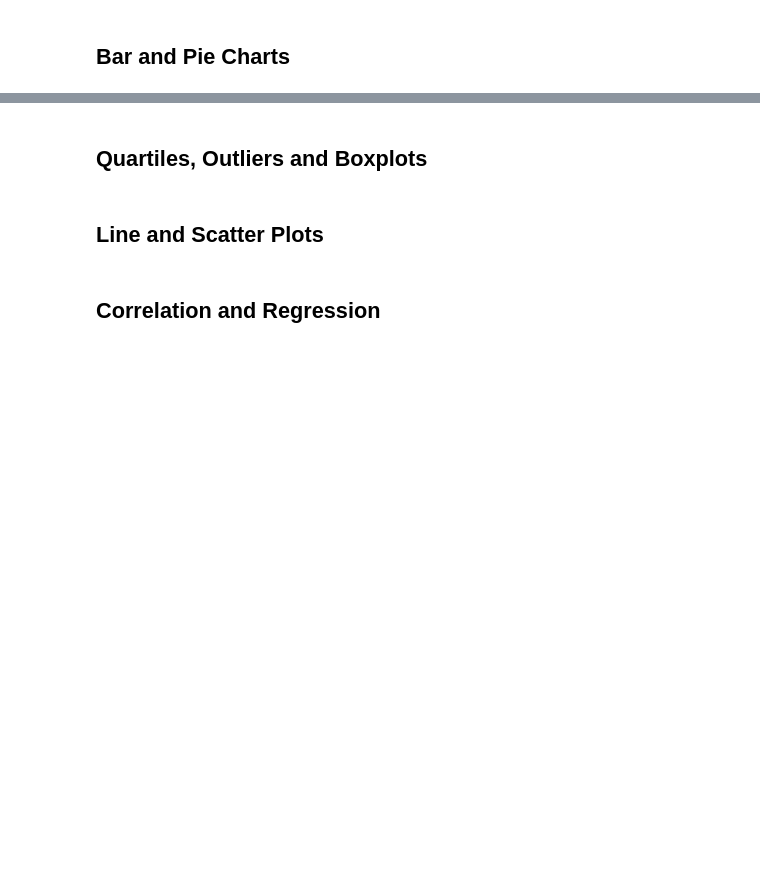
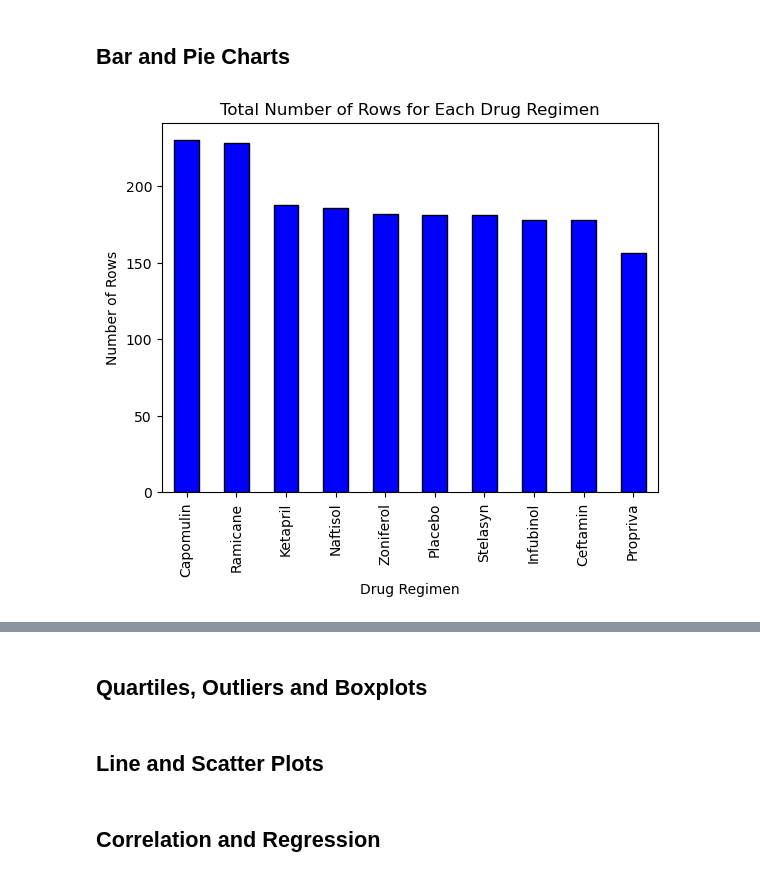
Before and after one commit to mascee/Challenge-5-Pymaceuticals, a Jupyter notebook: Challenge5_Pymaceuticals.ipynb, the cells around one changed output, grey strips where cells are left out. Saved outputs shown, nothing was run; the diff lists cells and outputs as text; code cells hidden in the pictures; blank space fills up the shorter version.

```diff
--- a/Challenge5_Pymaceuticals.ipynb
+++ b/Challenge5_Pymaceuticals.ipynb
@@ -55,6 +63,6 @@ Index(['Mouse ID', 'Timepoint', 'Tumor Volume (mm3)', 'Metastatic Sites'], dtype
 
 # Combine the data into a single DataFrame
 # Display the data table for preview
-data_complete = pd.merge(mouse_metadata, study_results, on="Mouse")
+data_complete = pd.merge(mouse_metadata, study_results, on="Mouse ID")
 data_complete.head()
 # %% [output]
@@ -70,2 +114,4 @@ data_complete.nunique()
 # %%
 # Create a clean DataFrame by dropping the duplicate mouse by its ID.
+clean_data = data_complete.drop_duplicates(['Mouse ID', 'Timepoint'], keep='first')
+clean_data.head()
@@ -88,3 +181,14 @@ data_complete.nunique()
 ## Bar and Pie Charts
 # %%
 # Generate a bar plot showing the total number of rows (Mouse ID/Timepoints) for each drug regimen using Pandas.
+regimen_counts = clean_data['Drug Regimen'].value_counts()
+
+regimen_counts.plot(kind='bar', color='blue', edgecolor='black')
+
+plt.xlabel('Drug Regimen')
+plt.ylabel('Number of Rows')
+plt.title('Total Number of Rows for Each Drug Regimen')
+
+plt.show()
+# %% [output]
+[figure, added]
```
Also changed, not shown: parts of 17 cells of this notebook.
